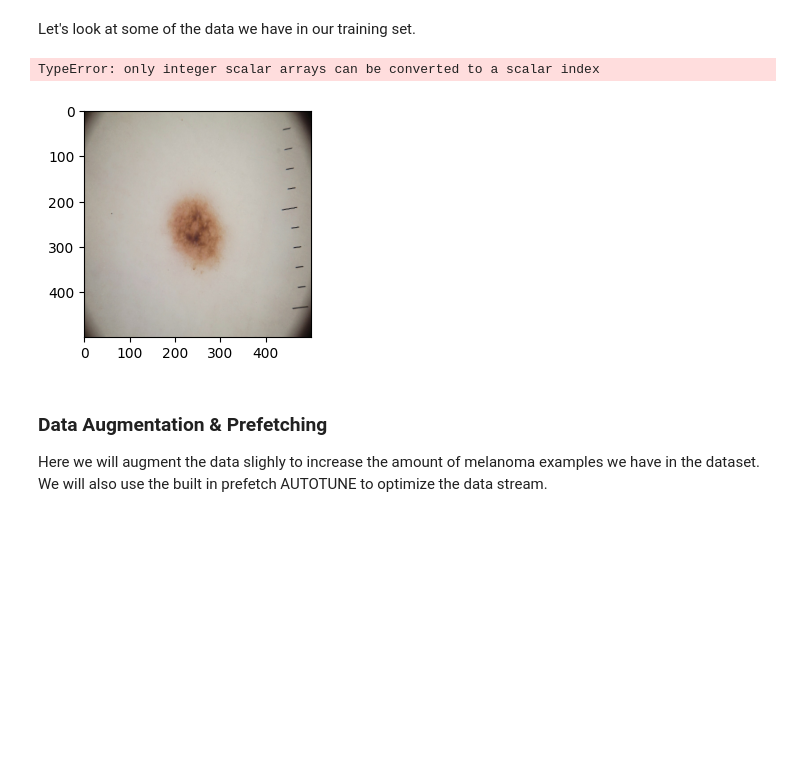
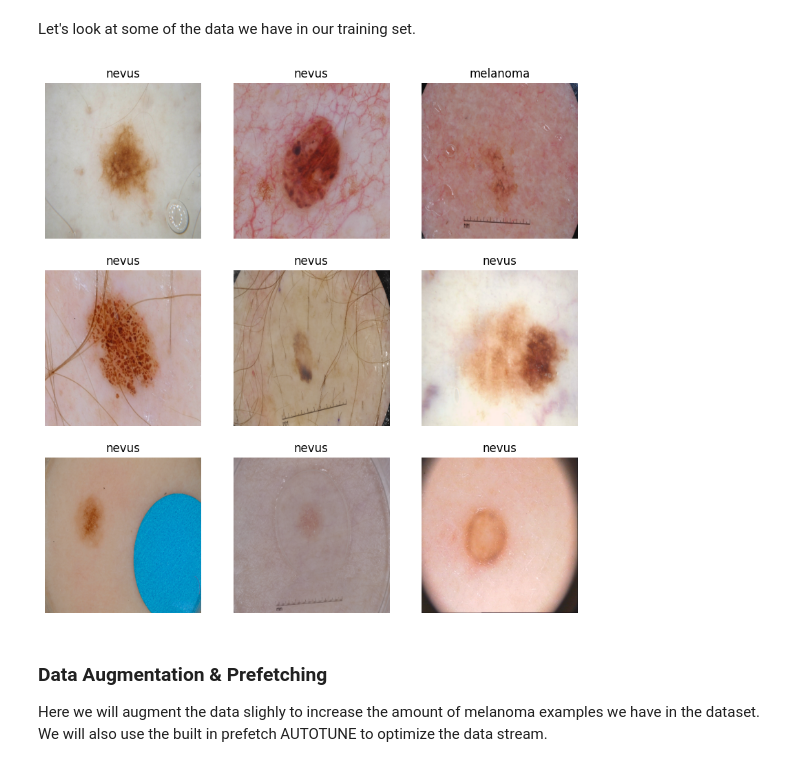
Before and after one commit to CovJus01/Melanoma_Classification, a Jupyter notebook: melanoma.ipynb, the cells around one changed output. Saved outputs shown, nothing was run; the diff lists cells and outputs as text; code cells hidden in the pictures; blank space fills up the shorter version.

```diff
--- a/melanoma.ipynb
+++ b/melanoma.ipynb
@@ -31,7 +31,7 @@ Here we will initialize the main parameters as well as some hyperparameters so w
 # %%
 LEARNING_RATE = 0.01
 EPOCHS = 100
-BATCH_SIZE = 32
+BATCH_SIZE = 64
 IMG_SIZE = (500,500)
 optimizer = tf.keras.optimizers.Adam(learning_rate = LEARNING_RATE)
 loss = tf.keras.losses.SparseCategoricalCrossentropy(from_logits=True)
@@ -86,17 +86,16 @@ Let's look at some of the data we have in our training set.
 # %%
 class_names = train_dataset.class_names
 
 plt.figure(figsize=(10, 10))
 
 for images, labels in train_dataset.take(1):
     for i in range(9):
         ax = plt.subplot(3, 3, i + 1)
         plt.imshow(images[i].numpy().astype("uint8"))
-        plt.title(images[i].class_name)
+        plt.title(class_names[np.argmax(labels[i].numpy(), axis=-1)])
         plt.axis("off")
 # %% [output]
-TypeError: only integer scalar arrays can be converted to a scalar index
-[figure, old version]
+[figure, new version]
 # %% [markdown]
 ### Data Augmentation & Prefetching
 
```
Also changed, not shown: parts of 2 cells of this notebook.
